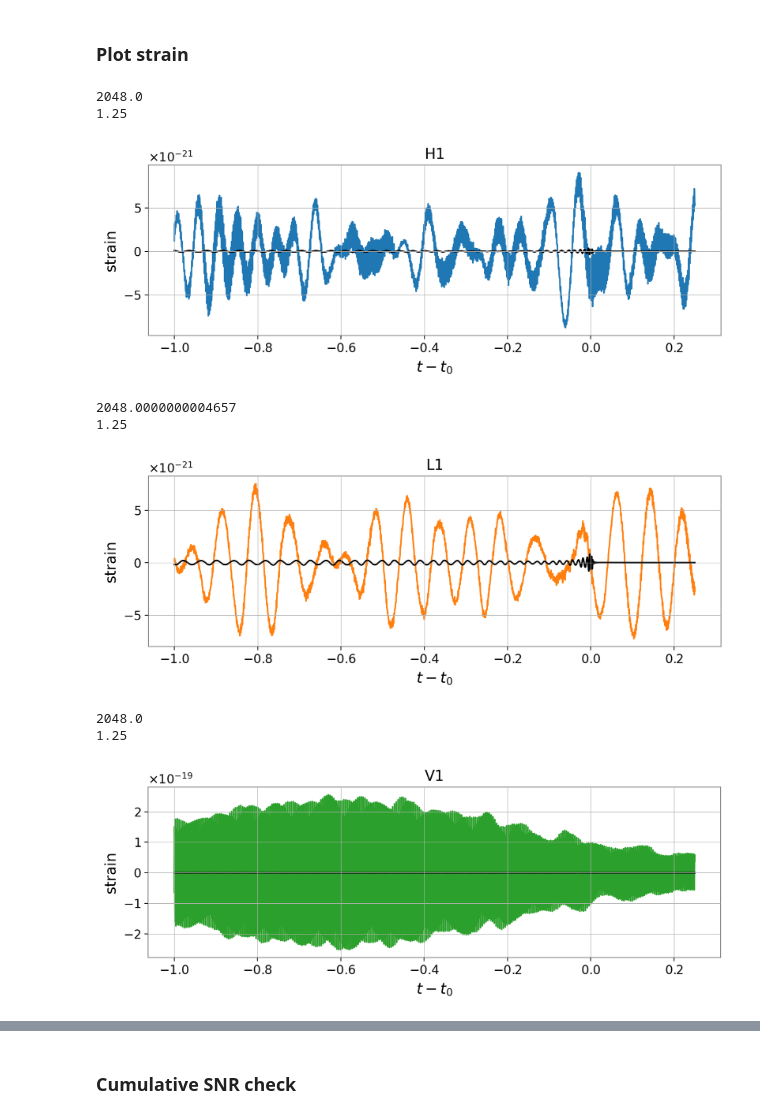
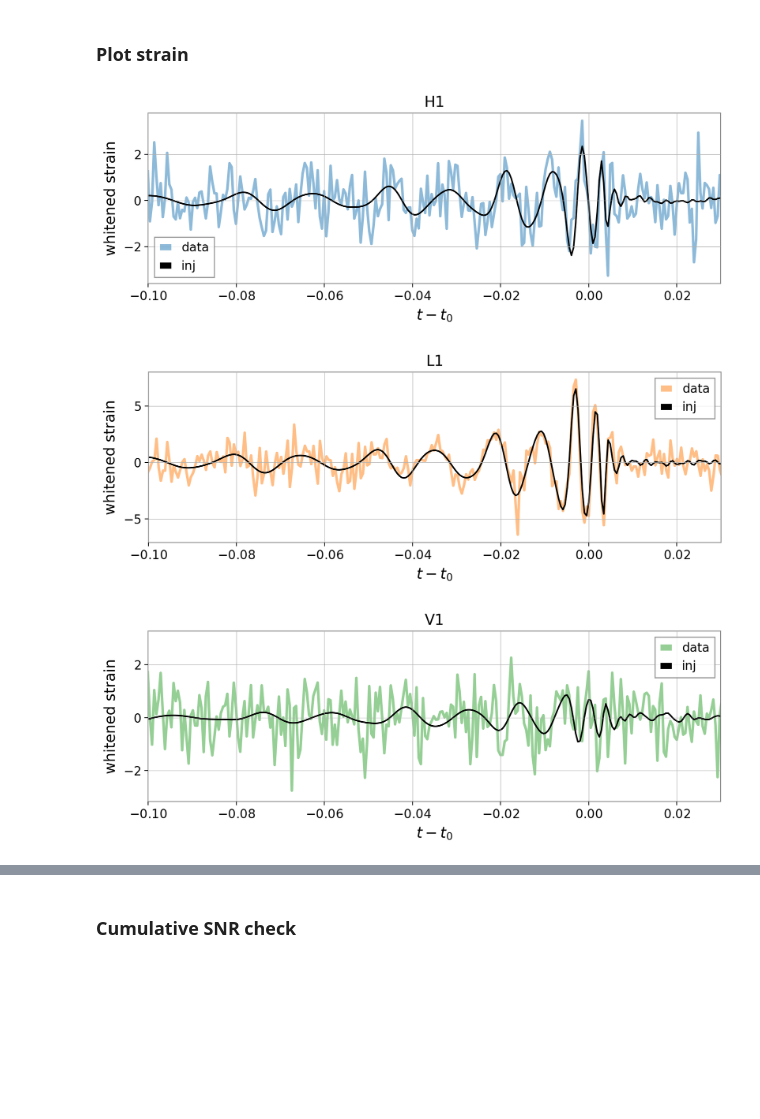
Before and after one commit to simonajmiller/tdinf, a Jupyter notebook: review/fiducial_BBH_IMRPhenomXPHM/plot_inputs.ipynb, the cells around one changed output, grey strips where cells are left out. Drawn from its saved outputs; the diff is of its cells as text; code cells hidden in the pictures; blank space fills up the shorter version.

```diff
--- a/review/fiducial_BBH_IMRPhenomXPHM/plot_inputs.ipynb
+++ b/review/fiducial_BBH_IMRPhenomXPHM/plot_inputs.ipynb
@@ -37,7 +21,7 @@ import lal
 # %%
 # Get likelihood manager
 data = group_postprocess.load_run_settings_from_directory(
-    './output/250722_output',
+    './output/250804_output',
     filename_dict={'full':'full_0.0seconds'}
 )
 lm = data['runs']['full']['likelihood_manager']
@@ -121,29 +88,44 @@ injection_dict_whitened = {ifo : utils.whitenData(
 warning! neither mean_anomaly nor mean_anomaly_periastron in df.columns!
 # %% [markdown]
 ### Plot strain
+# %%
+wh_dict = {}
+
+# Get whitened strain and injection
+for i, ifo in enumerate(lm.ifos):
+
+    ACF = utils.get_ACF(
+        lm.psd_dict,
+        lm.time_dict,
+        f_low=lm.f_low,
+        f_max=lm.f_max,
+    )[ifo]
+
+    # Get whitened strain
+    C = sl.toeplitz(ACF)
+    L = sl.cholesky(C,lower=True)
+    wh_strain = sl.solve_triangular(L, lm.data_dict[ifo], lower=True)
+    wh_inj = sl.solve_triangular(L, injection_dict[ifo], lower=True)
+
+    wh_dict[ifo] = {'strain':wh_strain, 'inj':wh_inj}
 # %%
-# Colored strain
 for i, ifo in enumerate(lm.ifos):
+
+    plt.figure(figsize=(10, 3))
 
     times = lm.time_dict[ifo] - lm.reference_time - dt_dict[ifo]
 
-    print(1/np.diff(times)[0])
-    print(times[-1] - times[0])
+    # Plot
+    plt.plot(times, wh_dict[ifo]['strain'], color=f'C{i}', alpha=0.5, lw=2.5, label='data')
+    plt.plot(times, wh_dict[ifo]['inj'], color='k', label='inj')
 
-    plt.figure(figsize=(10, 3))
-    plt.plot(times, lm.data_dict[ifo], color=f'C{i}')
-    plt.plot(times, injection_dict[ifo], color='k')
     plt.title(ifo)
     plt.xlabel('$t - t_0$')
-    plt.ylabel('strain')
+    plt.ylabel('whitened strain')
+    plt.xlim(-0.1, 0.03)
+    plt.legend()
     plt.show()
 # %% [output]
-2048.0
-1.25
-[figure, old version]
+[figure, new version]
-2048.0000000004657
-1.25
-[figure, old version]
+[figure, new version]
-2048.0
-1.25
-[figure, old version]
+[figure, new version]
```
Also changed, not shown: parts of 12 cells of this notebook, 7 other files.
